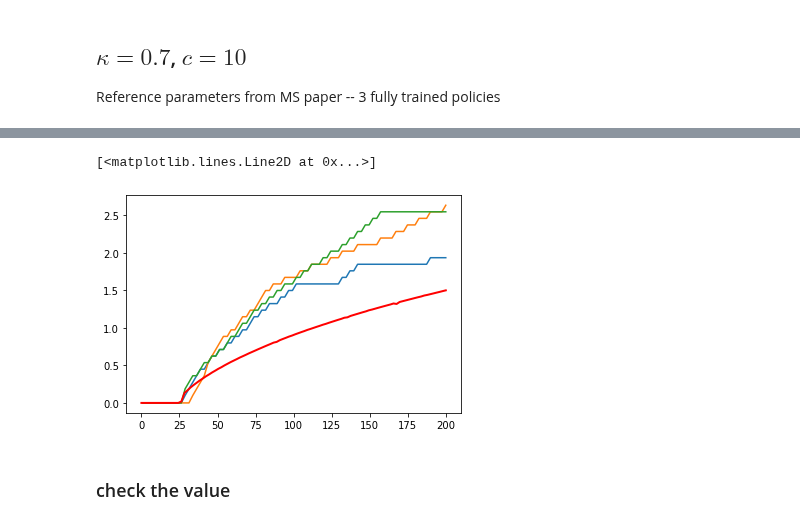
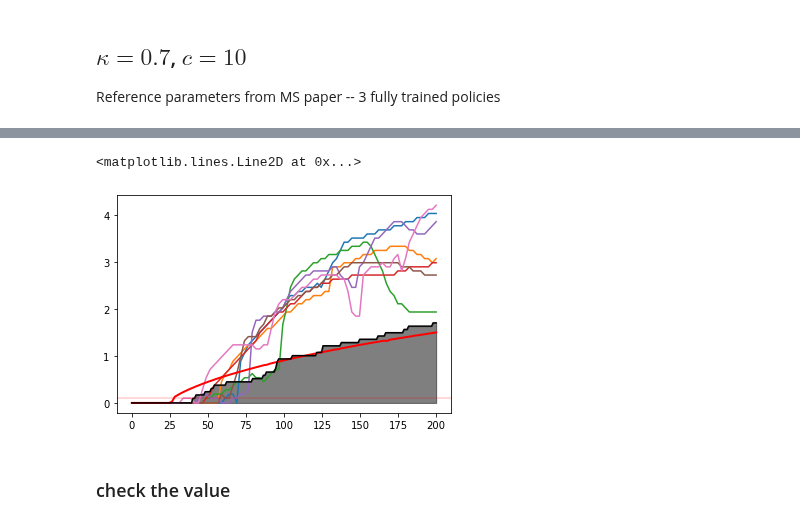
Before and after one commit to majkee15/credit_collections_rl, a Jupyter notebook: learning/notebooks/explore_learned_policies.ipynb, the cells around one changed output, grey strips where cells are left out. Saved outputs shown, nothing was run; the diff lists cells and outputs as text; code cells hidden in the pictures.

Commit message:
add possibility to reset to a specific state & implement discrete_optimal_policy.py

```diff
--- a/learning/notebooks/explore_learned_policies.ipynb
+++ b/learning/notebooks/explore_learned_policies.ipynb
@@ -60,7 +64,7 @@ def construct_paths(log_num):
         buffer = pickle.load(f)
     return model_path, buffer
 
-model_path, buffer = construct_paths(-1)
+model_path, buffer = construct_paths(0)
 os.listdir(model_path)
 # %% [output]
 ['buffer.pkl', 'env.pkl', 'main_net.h5', 'train_config.pkl']
@@ -210,6 +230,7 @@ def get_frontier(ww, ll, aa):
     return w_vector, lstars
 
 w_front, l_front = get_frontier(ww, ll, aa)
+w_front_opt, l_front_opt = get_frontier(discrete_policy_opt.ww, discrete_policy_opt.ll, discrete_policy_opt.policy)
 # %%
 plt.plot(w_front, l_front)
 plt.plot(oav.w_vector, oav.lambdastars)
@@ -263,9 +286,12 @@ fig, ax = oav.plot_vf(plot_aav_flag=True)
 # %%
 plt.plot(np.array(ws).T, np.array(ls).T)
 plt.plot(oav.w_vector, oav.lambdastars, color='red', linewidth=2)
+plt.plot(w_front_opt, l_front_opt, color='black')
+plt.fill_between(w_front_opt, 0, l_front_opt, color = 'black', alpha = 0.5)
+plt.axhline(0.1, linewidth=0.3, color='red')
 # %% [output]
-[<matplotlib.lines.Line2D at 0x...>]
+<matplotlib.lines.Line2D at 0x...>
-[figure, old version]
+[figure, new version]
 # %% [markdown]
 ### check the value
 # %%
```
Also changed, not shown: parts of 21 cells of this notebook, 2 other files.
